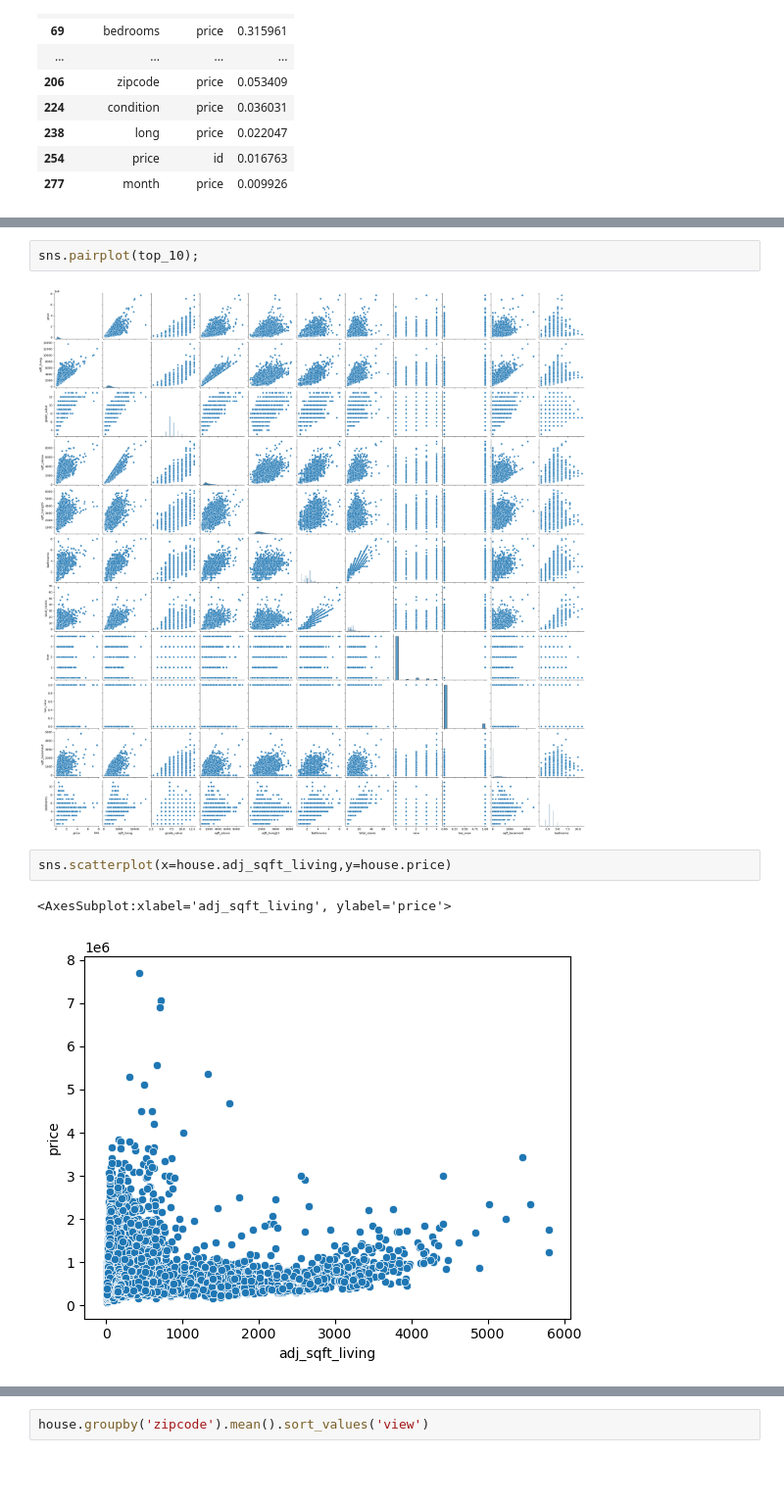
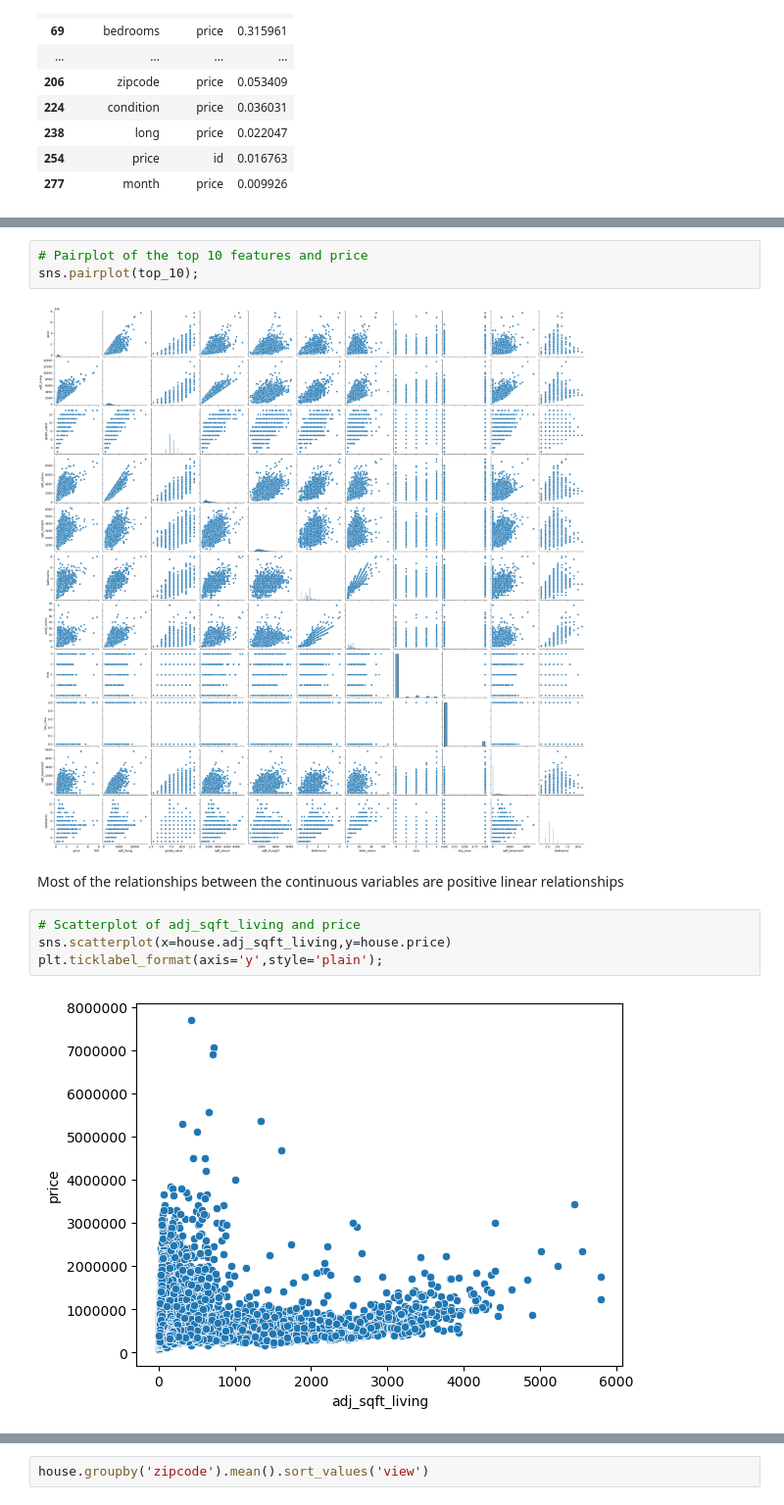
Before and after one commit to jpalgon/KingCountyHousing, a Jupyter notebook: EDA.ipynb, the cells around one changed output, grey strips where cells are left out. Shown at 98% size. Drawn from its saved outputs; the diff is of its cells as text; blank space fills up the shorter version.

```diff
--- a/EDA.ipynb
+++ b/EDA.ipynb
@@ -113,9 +95,13 @@ memory usage: 4.8+ MB
 # %%
+# Pairplot of the top 10 features and price
 sns.pairplot(top_10);
 # %% [output]
 [figure]
+# %% [markdown]
+Most of the relationships between the continuous variables are positive linear relationships
 # %%
+# Scatterplot of adj_sqft_living and price
 sns.scatterplot(x=house.adj_sqft_living,y=house.price)
+plt.ticklabel_format(axis='y',style='plain');
 # %% [output]
-<AxesSubplot:xlabel='adj_sqft_living', ylabel='price'>
-[figure, old version]
+[figure, new version]
```
Also changed, not shown: parts of 21 cells of this notebook, 4 other files.
